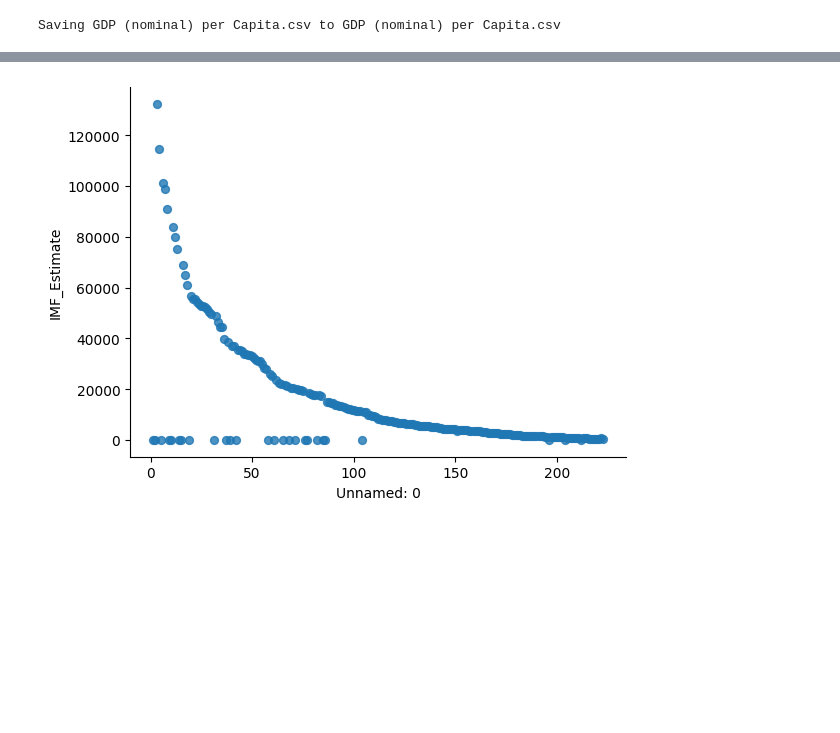
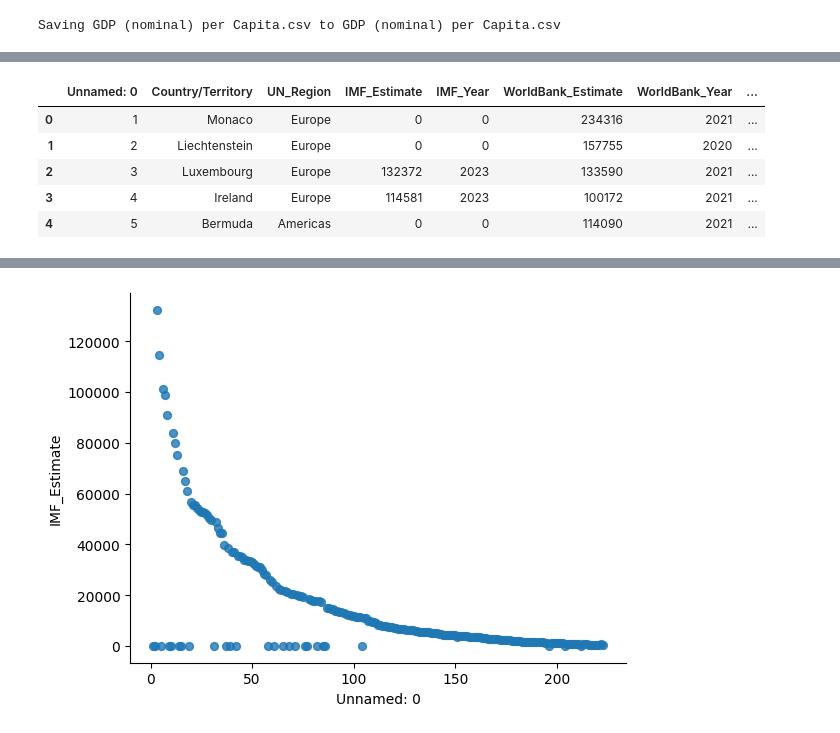
Before and after one commit to yonasdesbelegebre/My-Profile-and-Portfolio, a Jupyter notebook: Week6day4Visual.ipynb, the cells around one changed output, grey strips where cells are left out. Saved outputs shown, nothing was run; the diff lists cells and outputs as text; code cells hidden in the pictures; blank space fills up the shorter version.

```diff
--- a/Week6day4Visual.ipynb
+++ b/Week6day4Visual.ipynb
@@ -11,0 +46,11 @@ df = pd.read_csv('GDP (nominal) per Capita.csv')
+# %%
+# remove white space
+df['Country/Territory']=df['Country/Territory'].str.strip()
+df.head()
+# %% [output]
+|  | Unnamed: 0 | Country/Territory | UN_Region | IMF_Estimate | IMF_Year | WorldBank_Estimate | WorldBank_Year | ... |
+| 0 | 1 | Monaco | Europe | 0 | 0 | 234316 | 2021 | ... |
+| 1 | 2 | Liechtenstein | Europe | 0 | 0 | 157755 | 2020 | ... |
+| 2 | 3 | Luxembourg | Europe | 132372 | 2023 | 133590 | 2021 | ... |
+| 3 | 4 | Ireland | Europe | 114581 | 2023 | 100172 | 2021 | ... |
+| 4 | 5 | Bermuda | Americas | 0 | 0 | 114090 | 2021 | ... |
```
Also changed, not shown: parts of 8 cells of this notebook.
